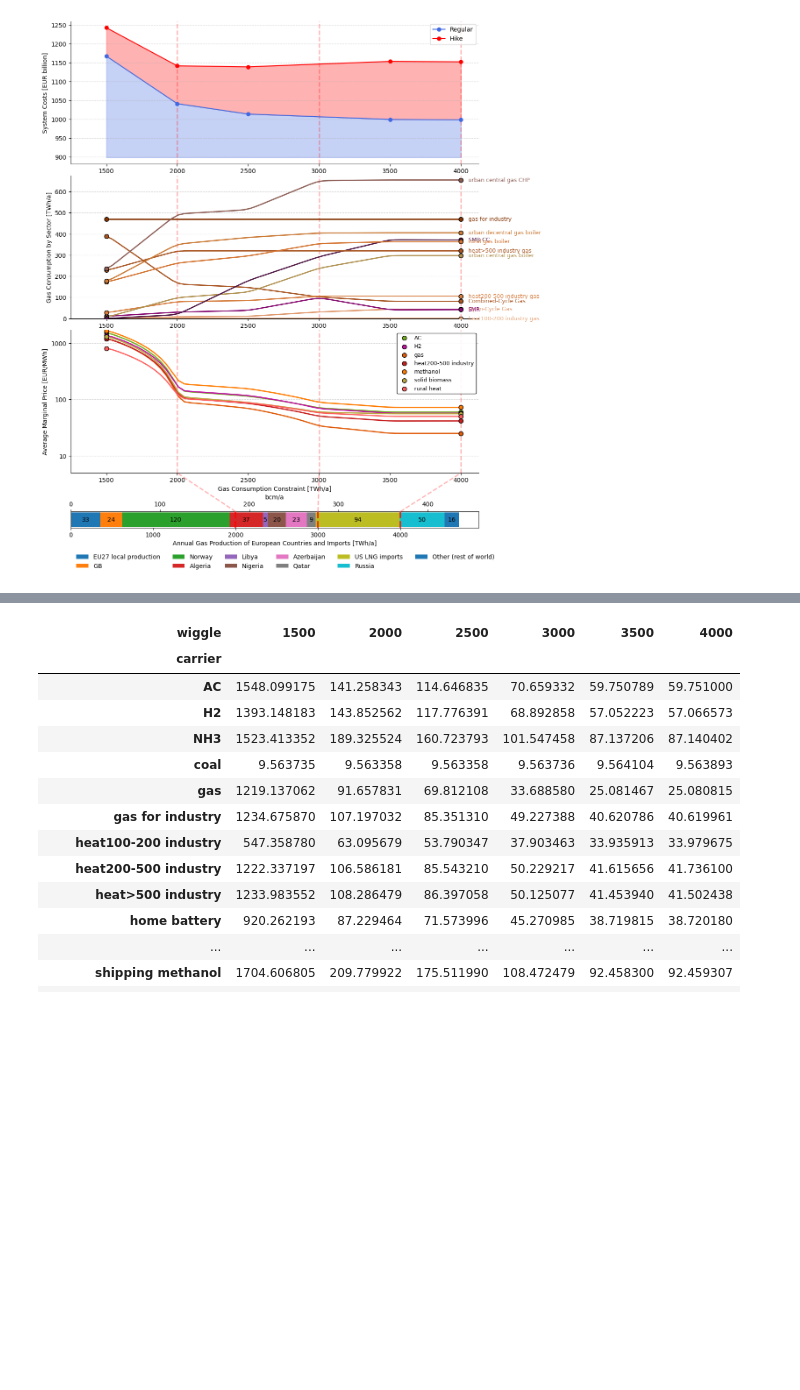
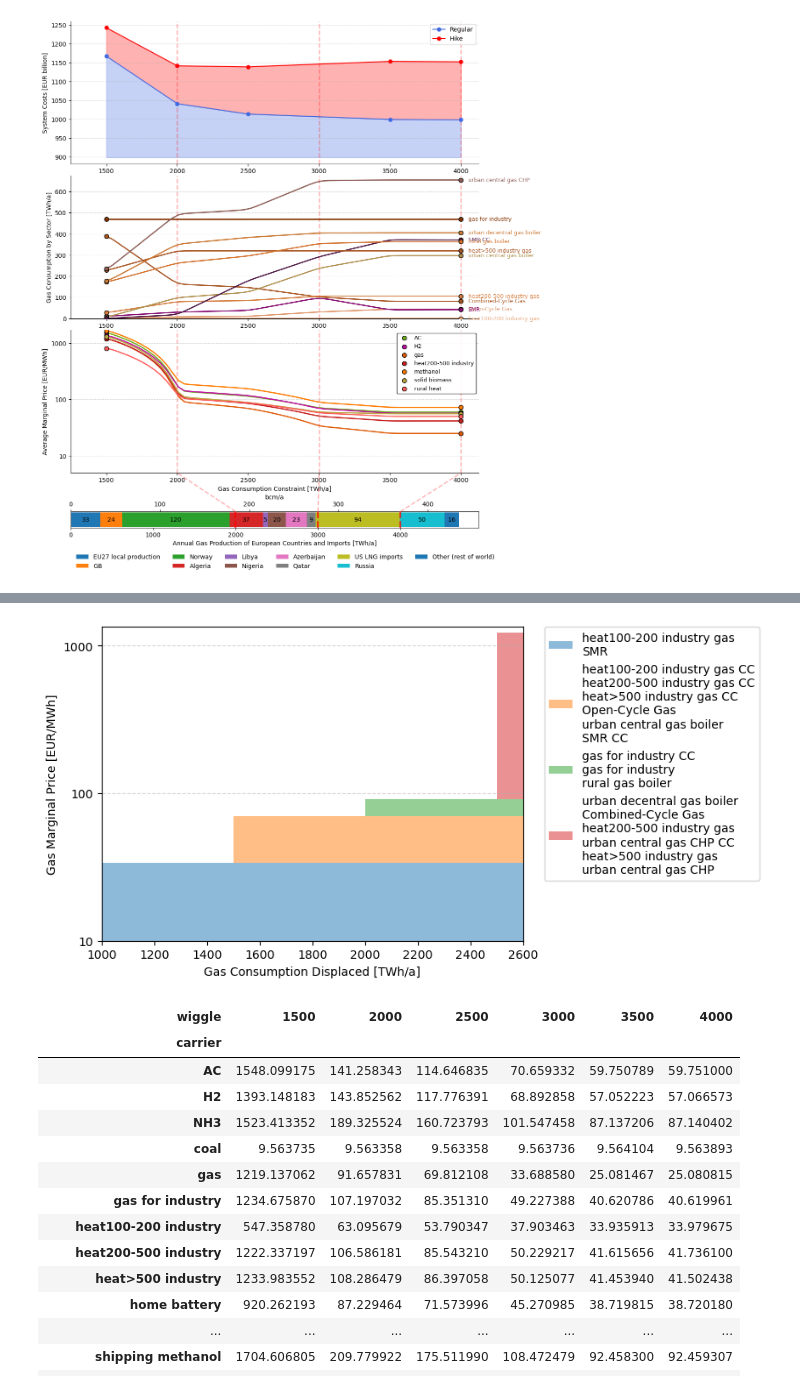
Before and after one commit to LukasFrankenQ/resilient-pypsa-eur, a Jupyter notebook: notebooks/plot_gas_usage.ipynb, the cells around one changed output, grey strips where cells are left out. Cells and saved outputs as stored; diff of their text form; code cells hidden in the pictures; blank space fills up the shorter version.

```diff
--- a/notebooks/plot_gas_usage.ipynb
+++ b/notebooks/plot_gas_usage.ipynb
@@ -491,3 +536,44 @@ plt.show()
+# %%
+xlim_lower = df['phase_out_volume'].min()
+xlim_upper = df['phase_out_volume'].max() + 100
+# %%
+fig, ax = plt.subplots()
+
+labels, handles = [], []
+
+for i, price in enumerate(df['phase_out_prices'].unique()):
+
+    ss = df.loc[df['phase_out_prices'] == price]
+
+
+    if i == 0:
+        lower = 10
+    else:
+        lower = upper
+
+    upper = price
+    text = '\n'.join(ss.index)
+
+    usage = ss['phase_out_volume'].max()
+    ax.fill_between([usage, xlim_upper], lower, upper, alpha=0.5, label=text)
+
+    # ax.text(usage + 50, (lower + upper) / 2, text, ha='left', va='center', fontsize=10)
+
+ax.set_yscale('symlog', linthresh=10)
+ax.set_ylim(10, df['phase_out_prices'].max() * 1.1)
+
+ax.legend(bbox_to_anchor=(1.05, 1), loc='upper left', borderaxespad=0.)
+ax.set_xlim(xlim_lower, xlim_upper)
+ax.grid(linestyle='--', alpha=0.5, axis='y')
+
+ax.set_yticklabels(['10', '100', '1000'])
+
+ax.set_xlabel('Gas Consumption Displaced [TWh/a]')
+ax.set_ylabel('Gas Marginal Price [EUR/MWh]')
+
+plt.show()
+# %% [output]
+[figure, added]
 # %%
 mp.loc[mp.index.intersection(price_carriers)].min()
 # %% [output]
```
Also changed, not shown: parts of 8 cells of this notebook, 3 other files.
